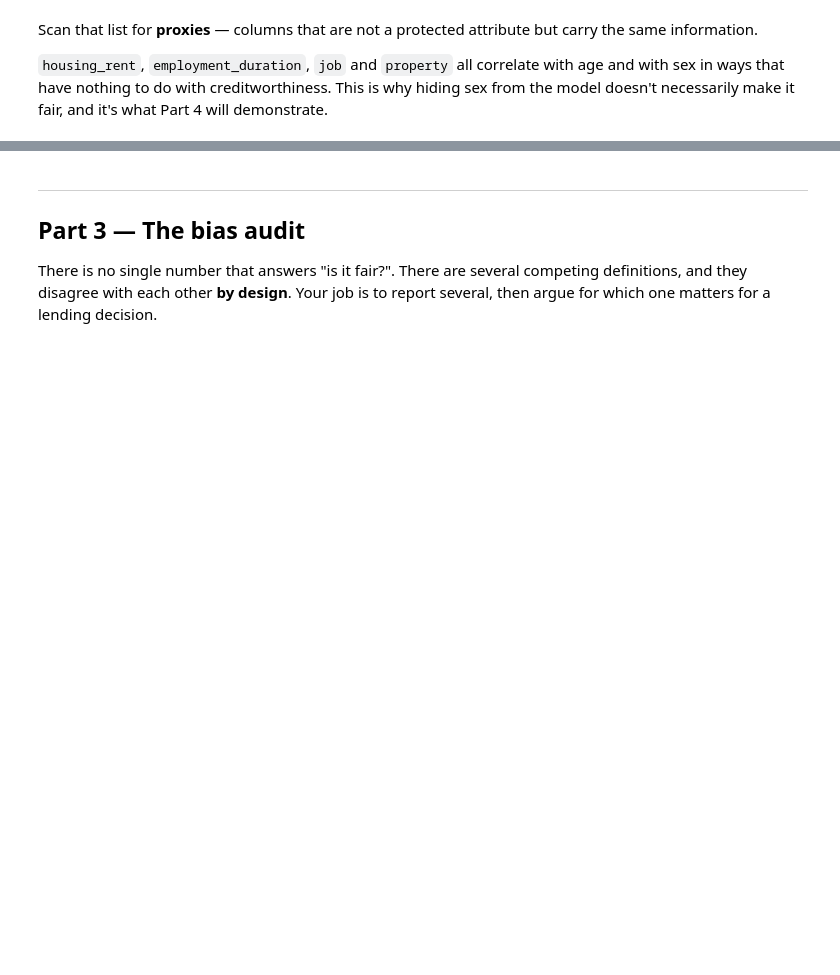
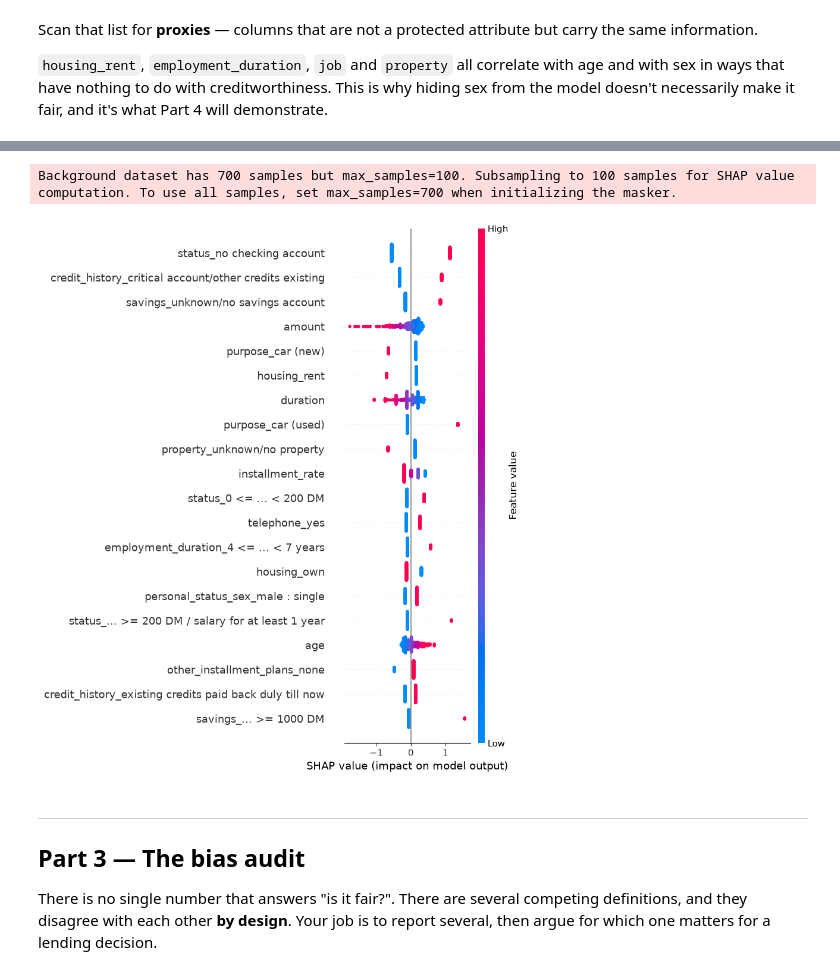
Before and after one commit to krishnagaadha9/bias-audit, a Jupyter notebook: bias_audit.ipynb, the cells around one changed output, grey strips where cells are left out. Saved outputs shown, nothing was run; the diff lists cells and outputs as text; code cells hidden in the pictures; blank space fills up the shorter version.

```diff
--- a/bias_audit.ipynb
+++ b/bias_audit.ipynb
@@ -486,3 +494,12 @@ Scan that list for **proxies** — columns that are not a protected attribute bu
+# %%
+import shap
+
+explainer = shap.LinearExplainer(model, X_train_scaled)
+shap_values = explainer.shap_values(X_test_scaled)
+shap.summary_plot(shap_values, X_test, feature_names=X.columns)
+# %% [output]
+Background dataset has 700 samples but max_samples=100. Subsampling to 100 samples for SHAP value computation. To use all samples, set max_samples=700 when initializing the masker.
+[figure, added]
 # %% [markdown]
 ---
 ## Part 3 — The bias audit
```
Also changed, not shown: parts of 1 cell of this notebook, 3 other files.
